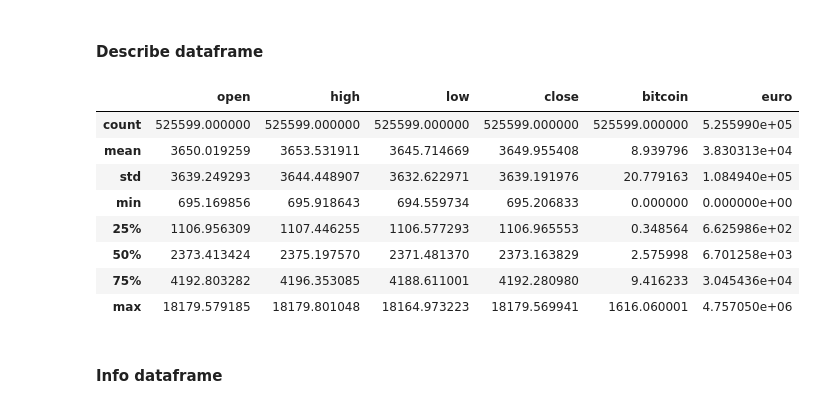
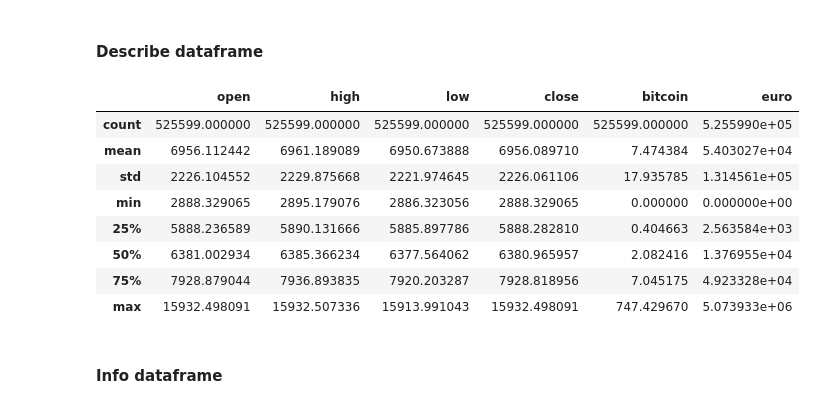
Before and after one commit to tiagohorta21/bitcoin_idc, a Jupyter notebook: main.ipynb, the cells around one changed output. Cells and saved outputs as stored; diff of their text form; code cells hidden in the pictures.

```diff
--- a/main.ipynb
+++ b/main.ipynb
@@ -43,7 +43,7 @@ bitcoin_2017 = bitcoin_2017.drop(['symbol'], axis = 1)
 # %% [markdown]
 #### Index by date
 # %%
-bitcoin_2017['date'] = pd.to_datetime(bitcoin_2017['date'])
-bitcoin_2017 = bitcoin_2017.set_index('date')
+bitcoin_2018['date'] = pd.to_datetime(bitcoin_2018['date'])
+bitcoin_2018 = bitcoin_2018.set_index('date')
 # %% [markdown]
 #### Reverse row order (From oldest to newest)
@@ -60,0 +50,3 @@ bitcoin_2017.tail()
+# %%
+bitcoin_2018 = bitcoin_2018.iloc[::-1]
+bitcoin_2018.head()
@@ -63,6 +63,6 @@ bitcoin_2017.tail()
 # %%
-bitcoin_2017.rename(columns = {'Volume BTC': 'bitcoin', 'Volume USD': 'euro'}, inplace = True)
-bitcoin_2017.tail()
+bitcoin_2018.rename(columns = {'Volume BTC': 'bitcoin', 'Volume USD': 'euro'}, inplace = True)
+bitcoin_2018.head()
 # %% [output]
 |  | open | high | low | close | bitcoin | euro |
 | date |  |  |  |  |  |  |
@@ -74,25 +74,25 @@ bitcoin_2017.tail()
 # %% [markdown]
 #### Convert USD columns to Euro (1 USD = 0.924428 EUR)
 # %%
-bitcoin_2017['open'] = bitcoin_2017['open'] * 0.924428
-bitcoin_2017['close'] = bitcoin_2017['close'] * 0.924428
-bitcoin_2017['high'] = bitcoin_2017['high'] * 0.924428
-bitcoin_2017['low'] = bitcoin_2017['low'] * 0.924428
-bitcoin_2017['euro'] = bitcoin_2017['euro'] * 0.924428
+bitcoin_2018['open'] = bitcoin_2018['open'] * 0.924428
+bitcoin_2018['close'] = bitcoin_2018['close'] * 0.924428
+bitcoin_2018['high'] = bitcoin_2018['high'] * 0.924428
+bitcoin_2018['low'] = bitcoin_2018['low'] * 0.924428
+bitcoin_2018['euro'] = bitcoin_2018['euro'] * 0.924428
 # %% [markdown]
 #### Describe dataframe
 # %%
-bitcoin_2017.describe()
+bitcoin_2018.describe()
 # %% [output]
 |  | open | high | low | close | bitcoin | euro |
 | count | 525599.000000 | 525599.000000 | 525599.000000 | 525599.000000 | 525599.000000 | 5.255990e+05 |
-| mean | 3650.019259 | 3653.531911 | 3645.714669 | 3649.955408 | 8.939796 | 3.830313e+04 |
-| std | 3639.249293 | 3644.448907 | 3632.622971 | 3639.191976 | 20.779163 | 1.084940e+05 |
-| min | 695.169856 | 695.918643 | 694.559734 | 695.206833 | 0.000000 | 0.000000e+00 |
-| 25% | 1106.956309 | 1107.446255 | 1106.577293 | 1106.965553 | 0.348564 | 6.625986e+02 |
-| 50% | 2373.413424 | 2375.197570 | 2371.481370 | 2373.163829 | 2.575998 | 6.701258e+03 |
-| 75% | 4192.803282 | 4196.353085 | 4188.611001 | 4192.280980 | 9.416233 | 3.045436e+04 |
-| max | 18179.579185 | 18179.801048 | 18164.973223 | 18179.569941 | 1616.060001 | 4.757050e+06 |
+| mean | 6956.112442 | 6961.189089 | 6950.673888 | 6956.089710 | 7.474384 | 5.403027e+04 |
+| std | 2226.104552 | 2229.875668 | 2221.974645 | 2226.061106 | 17.935785 | 1.314561e+05 |
+| min | 2888.329065 | 2895.179076 | 2886.323056 | 2888.329065 | 0.000000 | 0.000000e+00 |
+| 25% | 5888.236589 | 5890.131666 | 5885.897786 | 5888.282810 | 0.404663 | 2.563584e+03 |
+| 50% | 6381.002934 | 6385.366234 | 6377.564062 | 6380.965957 | 2.082416 | 1.376955e+04 |
+| 75% | 7928.879044 | 7936.893835 | 7920.203287 | 7928.818956 | 7.045175 | 4.923328e+04 |
+| max | 15932.498091 | 15932.507336 | 15913.991043 | 15932.498091 | 747.429670 | 5.073933e+06 |
 # %% [markdown]
 #### Info dataframe
 # %%
```
Also changed, not shown: parts of 41 cells of this notebook, 1 other file.
